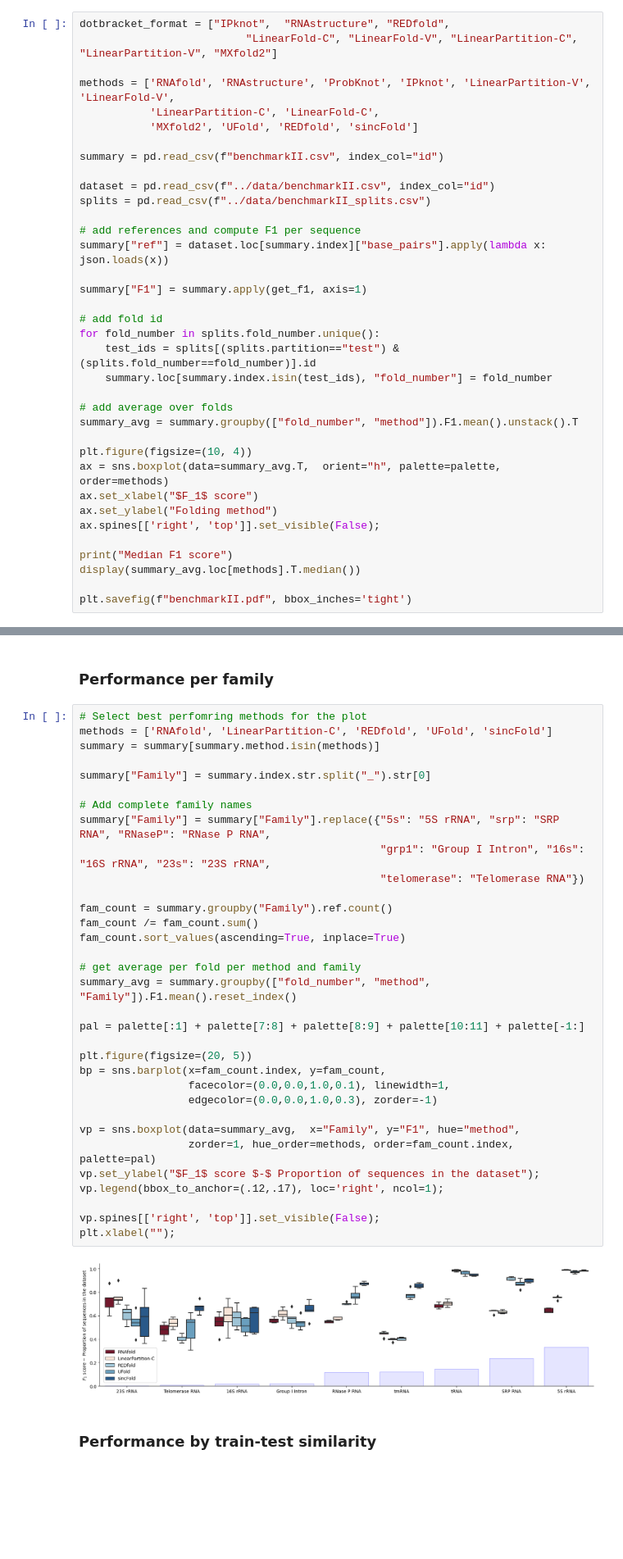
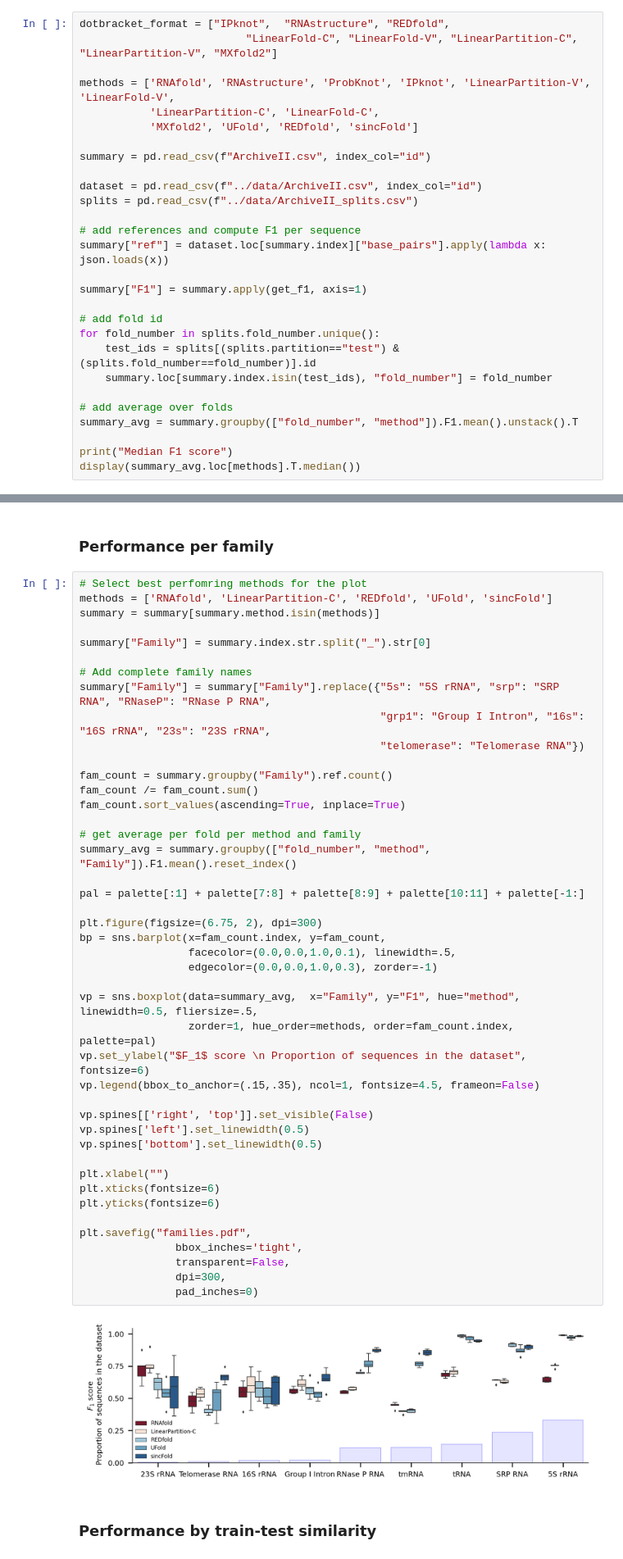
Before and after one commit to sinc-lab/sincFold, a Jupyter notebook: results/summary.ipynb, the cells around one changed output, grey strips where cells are left out. Shown: that part at 82% size. Drawn from its saved outputs; the diff is of its cells as text; blank space fills up the shorter version.

Commit message:
Rename files and fix plots

```diff
--- a/results/summary.ipynb
+++ b/results/summary.ipynb
@@ -200,10 +229,10 @@ methods = ['RNAfold', 'RNAstructure', 'ProbKnot', 'IPknot', 'LinearPartition-V',
            'LinearPartition-C', 'LinearFold-C',
            'MXfold2', 'UFold', 'REDfold', 'sincFold']
 
-summary = pd.read_csv(f"benchmarkII.csv", index_col="id")
+summary = pd.read_csv(f"ArchiveII.csv", index_col="id")
 
-dataset = pd.read_csv(f"../data/benchmarkII.csv", index_col="id")
-splits = pd.read_csv(f"../data/benchmarkII_splits.csv")
+dataset = pd.read_csv(f"../data/ArchiveII.csv", index_col="id")
+splits = pd.read_csv(f"../data/ArchiveII_splits.csv")
 
 # add references and compute F1 per sequence
 summary["ref"] = dataset.loc[summary.index]["base_pairs"].apply(lambda x: json.loads(x))
@@ -218,16 +247,8 @@ for fold_number in splits.fold_number.unique():
 # add average over folds
 summary_avg = summary.groupby(["fold_number", "method"]).F1.mean().unstack().T
 
-plt.figure(figsize=(10, 4))
-ax = sns.boxplot(data=summary_avg.T,  orient="h", palette=palette, order=methods)
-ax.set_xlabel("$F_1$ score")
-ax.set_ylabel("Folding method")
-ax.spines[['right', 'top']].set_visible(False);
-
 print("Median F1 score")
 display(summary_avg.loc[methods].T.median())
-
-plt.savefig(f"benchmarkII.pdf", bbox_inches='tight')
 # %% [output]
 Median F1 score
 method
@@ -251,38 +294,49 @@ dtype: float64
 # %%
 # Select best perfomring methods for the plot
 methods = ['RNAfold', 'LinearPartition-C', 'REDfold', 'UFold', 'sincFold']
 summary = summary[summary.method.isin(methods)]
 
 summary["Family"] = summary.index.str.split("_").str[0]
 
 # Add complete family names
 summary["Family"] = summary["Family"].replace({"5s": "5S rRNA", "srp": "SRP RNA", "RNaseP": "RNase P RNA",
                                                "grp1": "Group I Intron", "16s": "16S rRNA", "23s": "23S rRNA",
                                                "telomerase": "Telomerase RNA"})
 
 fam_count = summary.groupby("Family").ref.count()
 fam_count /= fam_count.sum()
 fam_count.sort_values(ascending=True, inplace=True)
 
 # get average per fold per method and family
 summary_avg = summary.groupby(["fold_number", "method", "Family"]).F1.mean().reset_index()
 
 pal = palette[:1] + palette[7:8] + palette[8:9] + palette[10:11] + palette[-1:]
 
-plt.figure(figsize=(20, 5))
+plt.figure(figsize=(6.75, 2), dpi=300)
 bp = sns.barplot(x=fam_count.index, y=fam_count,
-                 facecolor=(0.0,0.0,1.0,0.1), linewidth=1,
+                 facecolor=(0.0,0.0,1.0,0.1), linewidth=.5,
                  edgecolor=(0.0,0.0,1.0,0.3), zorder=-1)
 
-vp = sns.boxplot(data=summary_avg,  x="Family", y="F1", hue="method",
+vp = sns.boxplot(data=summary_avg,  x="Family", y="F1", hue="method", linewidth=0.5, fliersize=.5,
                  zorder=1, hue_order=methods, order=fam_count.index, palette=pal)
-vp.set_ylabel("$F_1$ score $-$ Proportion of sequences in the dataset");
-vp.legend(bbox_to_anchor=(.12,.17), loc='right', ncol=1);
+vp.set_ylabel("$F_1$ score \n Proportion of sequences in the dataset", fontsize=6)
+vp.legend(bbox_to_anchor=(.15,.35), ncol=1, fontsize=4.5, frameon=False)
 
-vp.spines[['right', 'top']].set_visible(False);
-plt.xlabel("");
+vp.spines[['right', 'top']].set_visible(False)
+vp.spines['left'].set_linewidth(0.5)
+vp.spines['bottom'].set_linewidth(0.5)
+
+plt.xlabel("")
+plt.xticks(fontsize=6)
+plt.yticks(fontsize=6)
+
+plt.savefig("families.pdf",
+               bbox_inches='tight',
+               transparent=False,
+               dpi=300,
+               pad_inches=0)
 # %% [output]
-[figure, old version]
+[figure, new version]
 # %% [markdown]
 ### Performance by train-test similarity
 # %%
```
Also changed, not shown: parts of 16 cells of this notebook, 7 other files.
